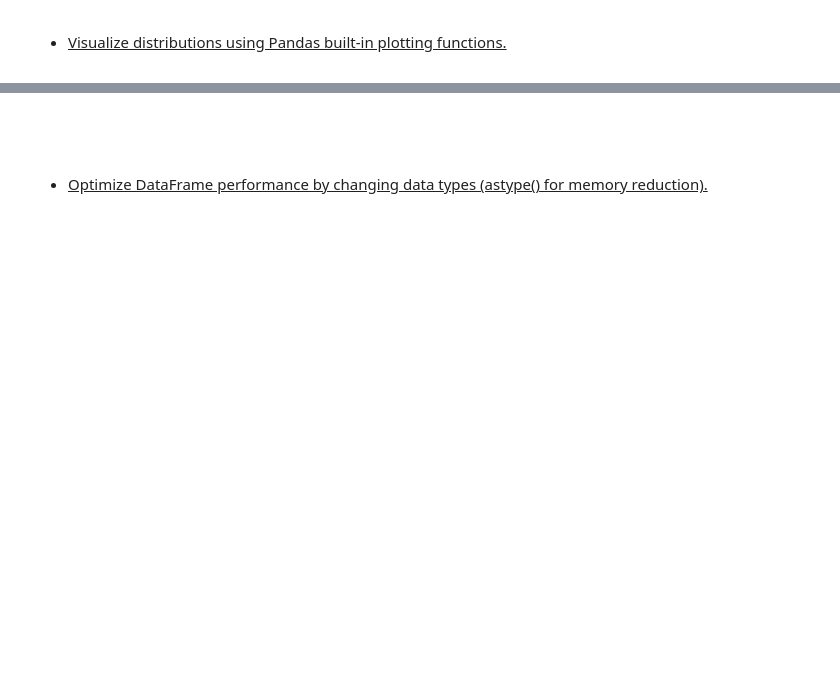
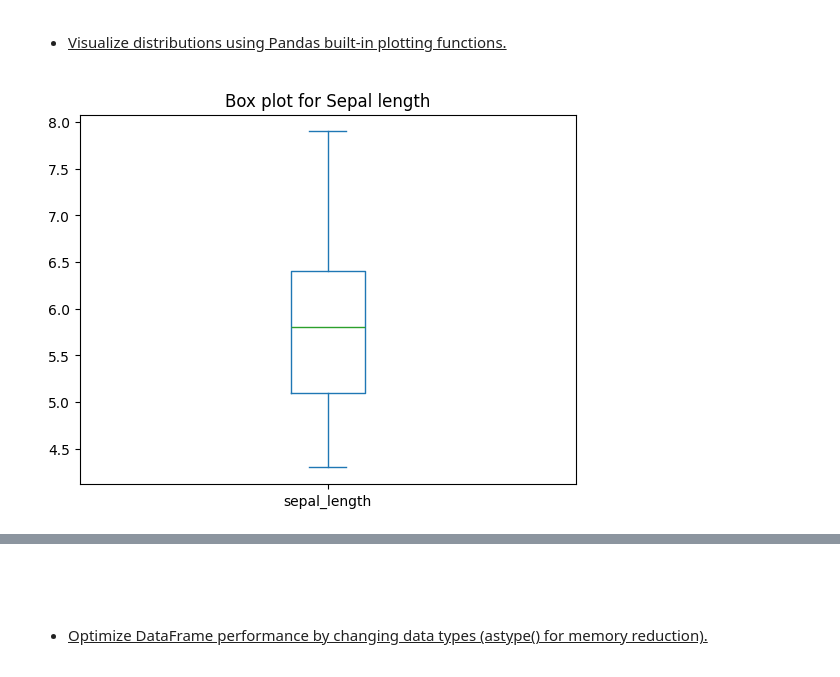
Before and after one commit to Sandipan-Roy/sr, a Jupyter notebook: Assg_SandipanRoy_3_20260107.ipynb, the cells around one changed output, grey strips where cells are left out. Cells and saved outputs as stored; diff of their text form; code cells hidden in the pictures; blank space fills up the shorter version.

```diff
--- a/Assg_SandipanRoy_3_20260107.ipynb
+++ b/Assg_SandipanRoy_3_20260107.ipynb
@@ -471,10 +642,10 @@ print(arr12)
 #        cases but they can be used to serve the above mentioned purpose along
 #        with better understanding or better insight of the data.
 
-url = "https://raw.githubusercontent.com/Sandipan-Roy/sr/refs/heads/Dev/Data/RestaurantTipsDataset/tips.csv"
-restTipsDF = pd.read_csv(filepath_or_buffer=url)
+url = "https://raw.githubusercontent.com/Sandipan-Roy/sr/refs/heads/Dev/Data/IrisDataset/iris.csv"
+irisDF = pd.read_csv(filepath_or_buffer=url)
 
-# In this case, I've downloaded the 3rd given Dataset from Kaggle and uploaded
+# In this case, I've downloaded the 1st given Dataset from Kaggle and uploaded
 # in my github repository and used that github link as my URL.
 # %%
 # To understand what our data in overall will look like we can use df.head().
@@ -716,10 +1113,12 @@ restTipsDF.describe()
 # %%
 # Box plot for Tip Amount
 # A box plot (or box-and-whisker plot) is a standardized way of displaying
 # the distribution of data based on a five-number summary: minimum, first
 # quartile (Q1), median, third quartile (Q3), and maximum.
 # It helps to visualize the spread and skewness of the data, as well as
 # identify potential outliers.
 
-restTipsDF["tip"].plot(kind='box', title='Box plot for Tip Amount')
+irisDF["sepal_length"].plot(kind='box', title='Box plot for Sepal length')
 plt.show()
+# %% [output]
+[figure, added]
```
Also changed, not shown: parts of 93 cells of this notebook.
